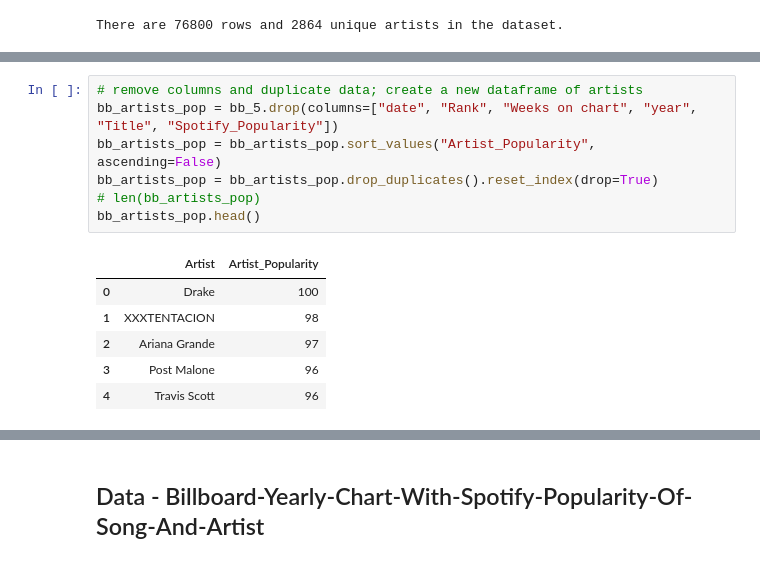
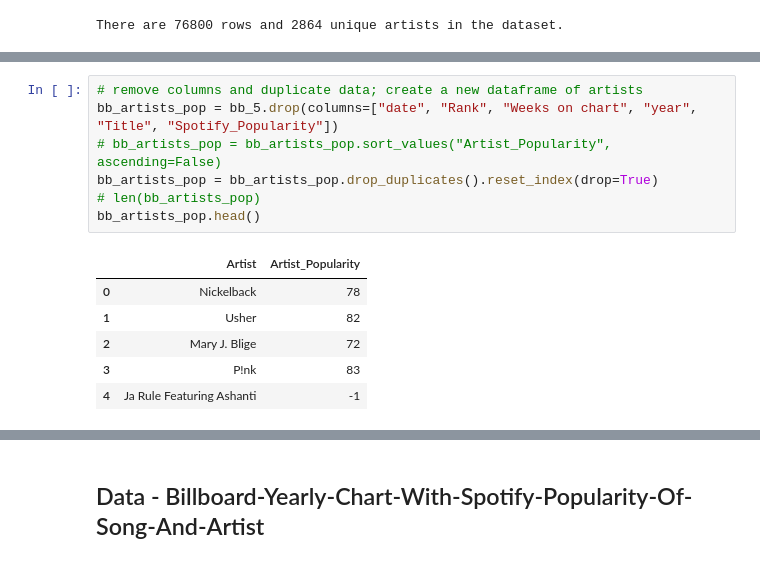
Before and after one commit to 4datawoman/ETL-project, a Jupyter notebook: ETL_project.ipynb, the cells around one changed output, grey strips where cells are left out. Saved outputs shown, nothing was run; the diff lists cells and outputs as text.

```diff
--- a/ETL_project.ipynb
+++ b/ETL_project.ipynb
@@ -93,17 +101,17 @@ bb_5.head()
 # %%
 # remove columns and duplicate data; create a new dataframe of artists
 bb_artists_pop = bb_5.drop(columns=["date", "Rank", "Weeks on chart", "year", "Title", "Spotify_Popularity"])
-bb_artists_pop = bb_artists_pop.sort_values("Artist_Popularity", ascending=False)
+# bb_artists_pop = bb_artists_pop.sort_values("Artist_Popularity", ascending=False)
 bb_artists_pop = bb_artists_pop.drop_duplicates().reset_index(drop=True)
 # len(bb_artists_pop)
 bb_artists_pop.head()
 # %% [output]
 |  | Artist | Artist_Popularity |
-| 0 | Drake | 100 |
-| 1 | XXXTENTACION | 98 |
-| 2 | Ariana Grande | 97 |
-| 3 | Post Malone | 96 |
-| 4 | Travis Scott | 96 |
+| 0 | Nickelback | 78 |
+| 1 | Usher | 82 |
+| 2 | Mary J. Blige | 72 |
+| 3 | P!nk | 83 |
+| 4 | Ja Rule Featuring Ashanti | -1 |
 # %%
 # merge two artist dataframes into new dataframe
 artist_merge = pd.merge(bb_artists_pop, artists, how='outer', on='Artist')
```
Also changed, not shown: parts of 13 cells of this notebook.
